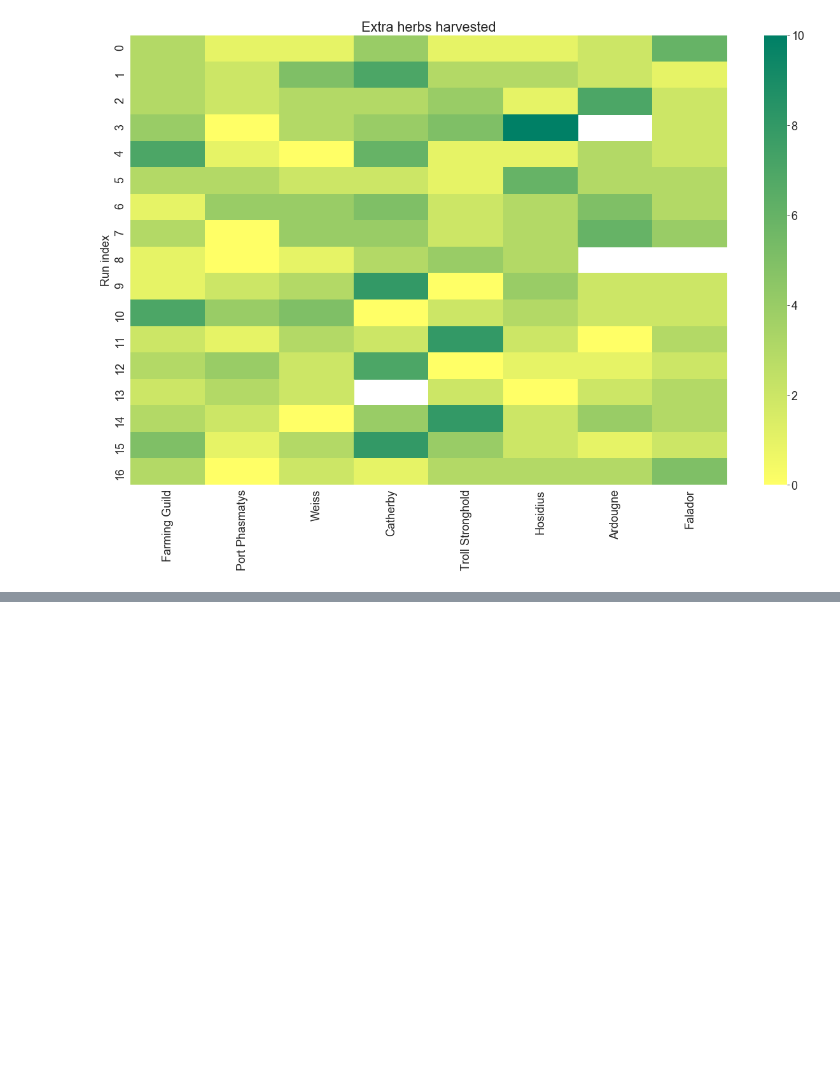
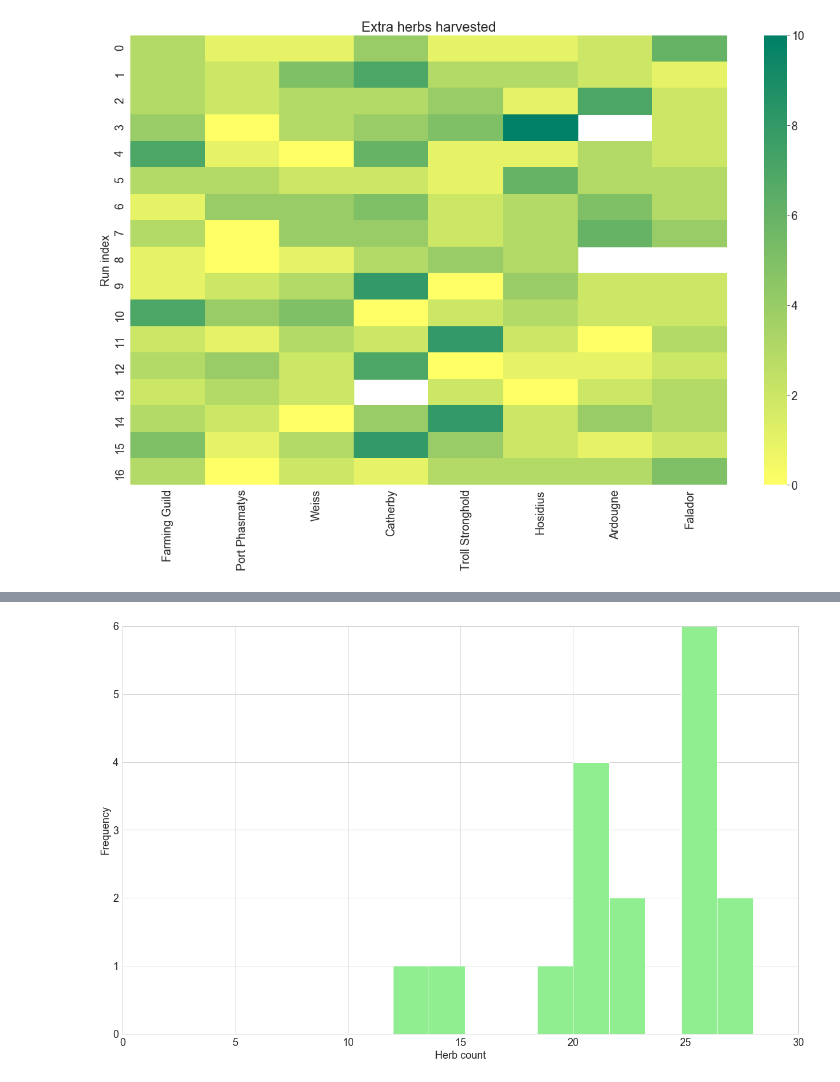
Before and after one commit to HStuklis/my-projects, a Jupyter notebook: Herb-Runs/04-Herb-Runs.ipynb, the cells around one changed output, grey strips where cells are left out. Saved outputs shown, nothing was run; the diff lists cells and outputs as text; code cells hidden in the pictures; blank space fills up the shorter version.

```diff
--- a/Herb-Runs/04-Herb-Runs.ipynb
+++ b/Herb-Runs/04-Herb-Runs.ipynb
@@ -113,0 +124,3 @@ plt.title("Extra herbs harvested");
+# %%
+df_herbRandRun = np.sum(df_herbRand, axis = 1)
+df_herbRandRun
@@ -113,0 +158,8 @@ plt.title("Extra herbs harvested");
+# %%
+plt.hist(df_herbRandRun, color = 'lightgreen')
+plt.xlabel('Herb count')
+plt.ylabel('Frequency')
+plt.xlim(0,30)
+plt.ylim(0,6);
+# %% [output]
+[figure, added]
```
Also changed, not shown: parts of 9 cells of this notebook.
